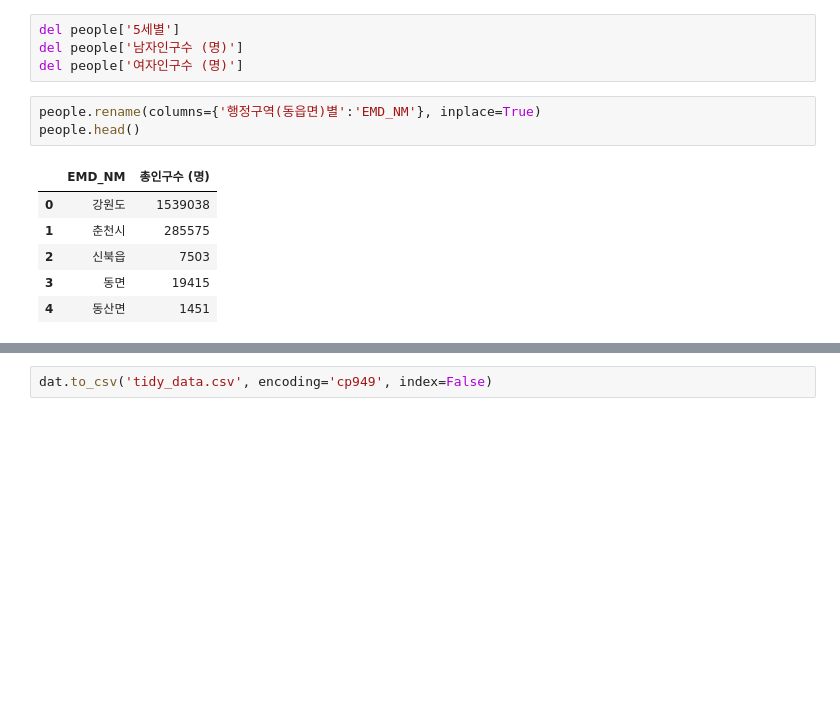
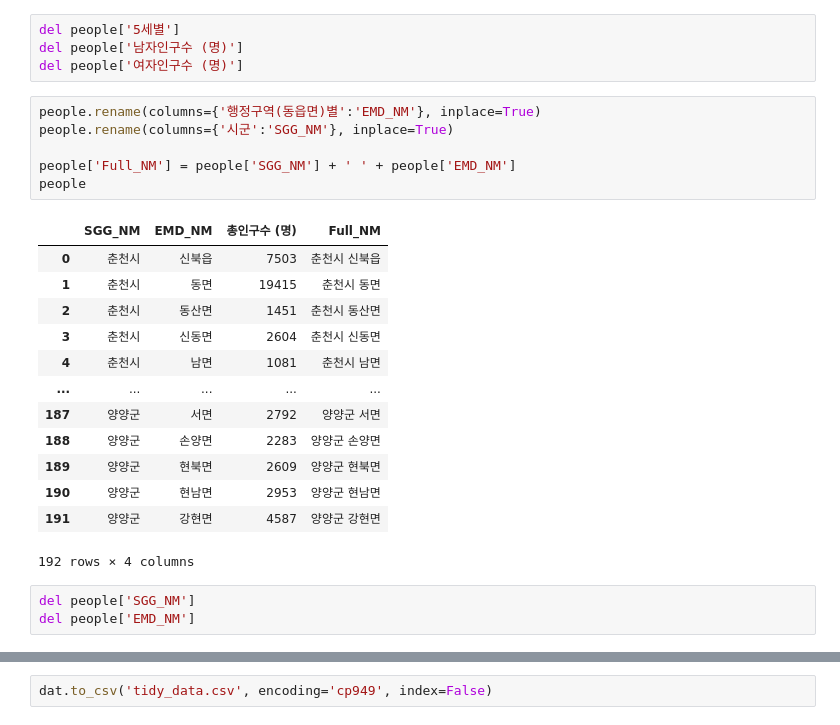
Before and after one commit to Myungbin/Senior, a Jupyter notebook: 비지니스인텔리전스/Project_비지니스인텔리전스/데이터전처리 - SGGEMD.ipynb, the cells around one changed output, grey strips where cells are left out. Cells and saved outputs as stored; diff of their text form; blank space fills up the shorter version.

```diff
--- a/비지니스인텔리전스/Project_비지니스인텔리전스/데이터전처리 - SGGEMD.ipynb
+++ b/비지니스인텔리전스/Project_비지니스인텔리전스/데이터전처리 - SGGEMD.ipynb
@@ -522,12 +538,25 @@ del people['남자인구수 (명)']
 del people['여자인구수 (명)']
 # %%
 people.rename(columns={'행정구역(동읍면)별':'EMD_NM'}, inplace=True)
-people.head()
+people.rename(columns={'시군':'SGG_NM'}, inplace=True)
+
+people['Full_NM'] = people['SGG_NM'] + ' ' + people['EMD_NM']
+people
 # %% [output]
-|  | EMD_NM | 총인구수 (명) |
-| 0 | 강원도 | 1539038 |
-| 1 | 춘천시 | 285575 |
-| 2 | 신북읍 | 7503 |
-| 3 | 동면 | 19415 |
-| 4 | 동산면 | 1451 |
+|  | SGG_NM | EMD_NM | 총인구수 (명) | Full_NM |
+| 0 | 춘천시 | 신북읍 | 7503 | 춘천시 신북읍 |
+| 1 | 춘천시 | 동면 | 19415 | 춘천시 동면 |
+| 2 | 춘천시 | 동산면 | 1451 | 춘천시 동산면 |
+| 3 | 춘천시 | 신동면 | 2604 | 춘천시 신동면 |
+| 4 | 춘천시 | 남면 | 1081 | 춘천시 남면 |
+| ... | ... | ... | ... | ... |
+| 187 | 양양군 | 서면 | 2792 | 양양군 서면 |
+| 188 | 양양군 | 손양면 | 2283 | 양양군 손양면 |
+| 189 | 양양군 | 현북면 | 2609 | 양양군 현북면 |
+| 190 | 양양군 | 현남면 | 2953 | 양양군 현남면 |
+| 191 | 양양군 | 강현면 | 4587 | 양양군 강현면 |
+192 rows × 4 columns
+# %%
+del people['SGG_NM']
+del people['EMD_NM']
 # %%
```
Also changed, not shown: parts of 23 cells of this notebook, 3 other files.
